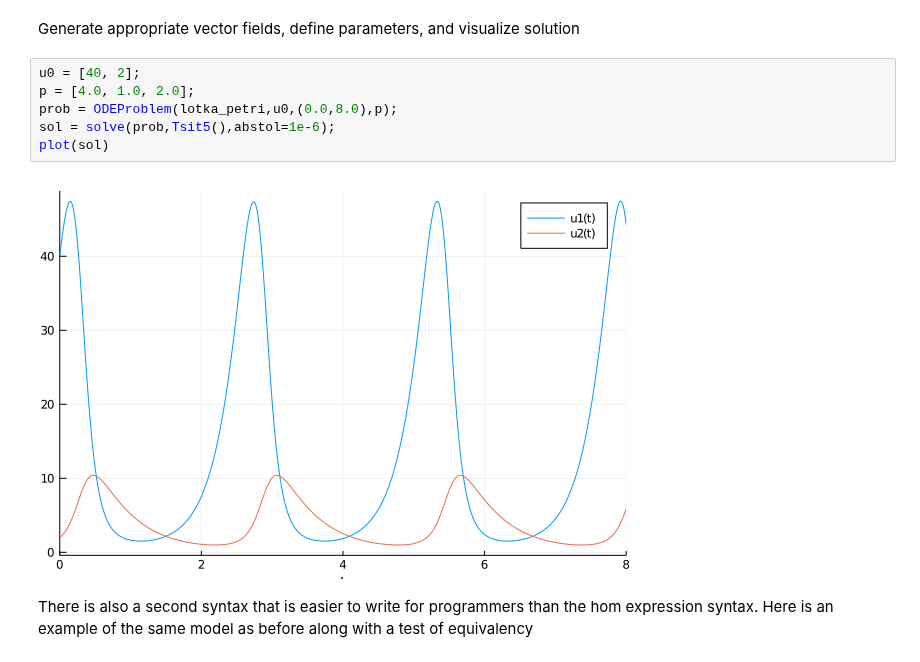
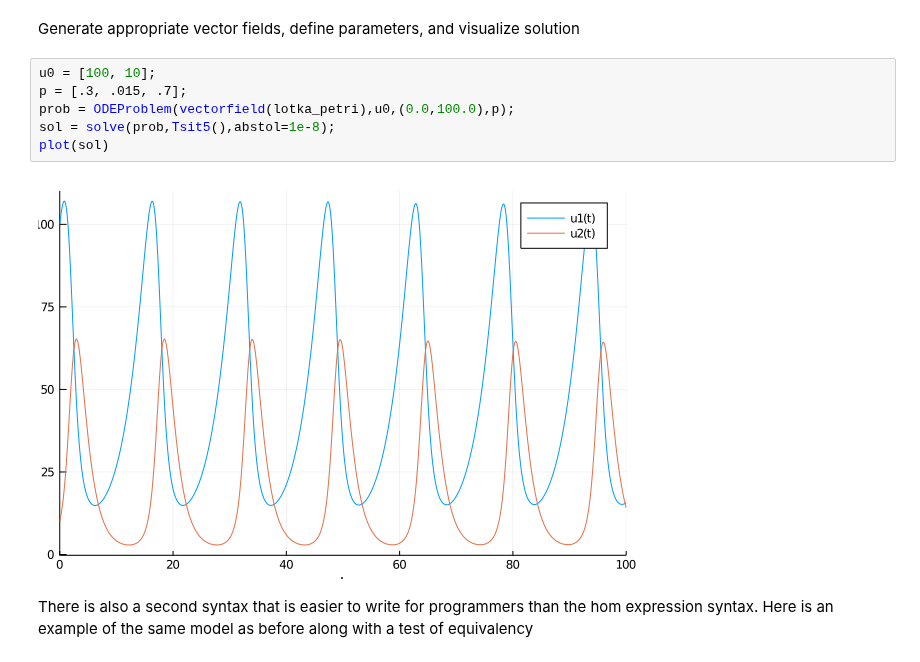
Before and after one commit to AlgebraicJulia/AlgebraicPetri.jl, a Jupyter notebook: dev/examples/predation/lotka-volterra.ipynb, the cells around one changed output. Drawn from its saved outputs; the diff is of its cells as text.

```diff
--- a/dev/examples/predation/lotka-volterra.ipynb
+++ b/dev/examples/predation/lotka-volterra.ipynb
@@ -64,13 +64,13 @@ Catlab.Graphics.Graphviz.Graph("G", true, "dot", Catlab.Graphics.Graphviz.Statem
 # %% [markdown]
 Generate appropriate vector fields, define parameters, and visualize solution
 # %%
-u0 = [40, 2];
-p = [4.0, 1.0, 2.0];
-prob = ODEProblem(lotka_petri,u0,(0.0,8.0),p);
-sol = solve(prob,Tsit5(),abstol=1e-6);
+u0 = [100, 10];
+p = [.3, .015, .7];
+prob = ODEProblem(vectorfield(lotka_petri),u0,(0.0,100.0),p);
+sol = solve(prob,Tsit5(),abstol=1e-8);
 plot(sol)
 # %% [output]
-[figure, old version]
+[figure, new version]
 # %% [markdown]
 There is also a second syntax that is easier to write for programmers
 than the hom expression syntax. Here is an example of the same model
```
Also changed, not shown: parts of 7 cells of this notebook, 14 other files.
